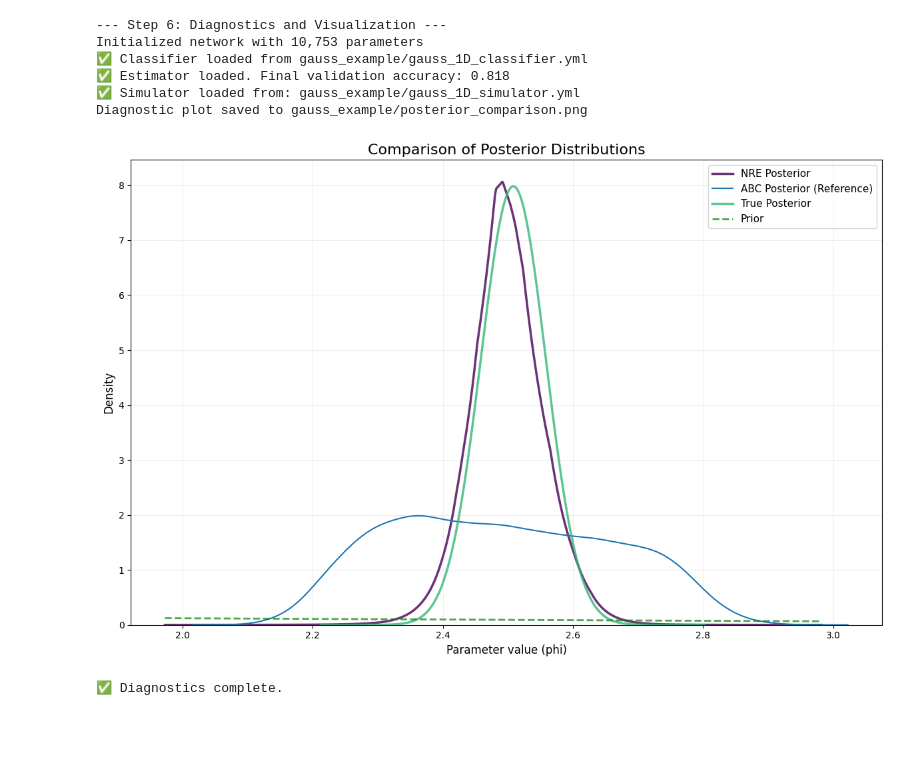
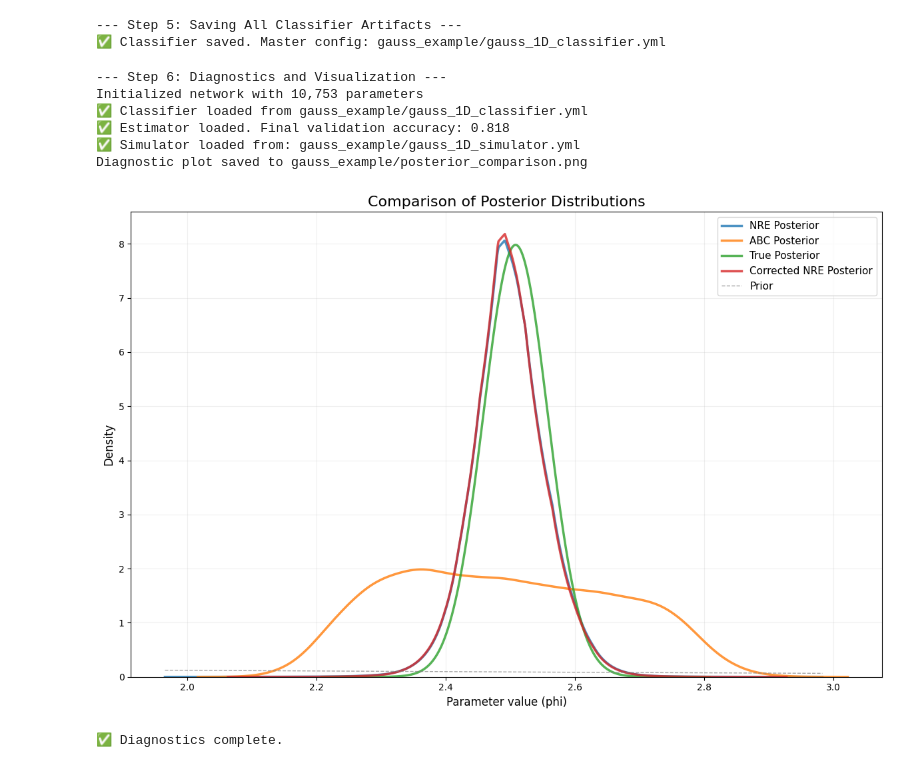
Before and after one commit to AntoineLuciano/ABC-SBI, a Jupyter notebook: abcnre/examples/notebooks/gauss_gauss.ipynb, the cells around one changed output. Cells and saved outputs as stored; diff of their text form; code cells hidden in the pictures; blank space fills up the shorter version.

```diff
--- a/abcnre/examples/notebooks/gauss_gauss.ipynb
+++ b/abcnre/examples/notebooks/gauss_gauss.ipynb
@@ -234,3 +109,17 @@ Simulator config saved to: gauss_example/gauss_1D_simulator.yml
+# %%
+# --- Step 5: Saving All Classifier Artifacts ---
+print("\n--- Step 5: Saving All Classifier Artifacts ---")
+from abcnre.inference.persistence import save_classifier
+
+final_config_path = save_classifier(
+    estimator=estimator,
+    simulator=loaded_simulator, # <<< On passe le simulateur pour sauvegarder les dimensions
+    output_dir=output_dir,
+    filename_base="gauss_1D"
+)
+# %% [output]
+--- Step 5: Saving All Classifier Artifacts ---
+✅ Classifier saved. Master config: gauss_example/gauss_1D_classifier.yml
 # %%
 import jax
 import numpy as np
@@ -238,45 +127,51 @@ import matplotlib.pyplot as plt
 from pathlib import Path
 
 # --- Imports from abcnre package ---
+
+from abcnre.inference.persistence import load_classifier
+from abcnre.diagnostics.posterior import get_unnormalized_nre_pdf, get_normalized_pdf, get_unormalized_corrected_nre_pdf
+from abcnre.diagnostics.viz import plot_posterior_comparison
 from abcnre.simulation import ABCSimulator
-from abcnre.simulation.models import GaussGaussModel
-from abcnre.inference.config import ExperimentConfig, get_experiment_config
-from abcnre.inference.estimator import NeuralRatioEstimator
-from abcnre.inference.networks.base import create_network_from_config
-from abcnre.inference.persistence import save_classifier, load_classifier
-from abcnre.diagnostics.posterior import get_unnormalized_nre_pdf, get_normalized_posterior
-from abcnre.diagnostics.viz import plot_posterior_comparison
 
 output_dir = Path("./gauss_example")
 final_config_path = output_dir / "gauss_1D_classifier.yml"
 # --- Step 6: Diagnostics and Visualization ---
 print("\n--- Step 6: Diagnostics and Visualization ---")
 loaded_estimator, abc_phi_samples, metrics = load_classifier(final_config_path)
 print(f"✅ Estimator loaded. Final validation accuracy: {metrics.get('final_val_accuracy', -1):.3f}")
 
+min_phi, max_phi = np.min(abc_phi_samples), np.max(abc_phi_samples)
 loaded_simulator = ABCSimulator.load(output_dir / "gauss_1D_simulator.yml")
 # Get posterior distributions
 unnormalized_pdf_func = get_unnormalized_nre_pdf(loaded_estimator, loaded_simulator)
-phi_grid, nre_pdf = get_normalized_posterior(unnormalized_pdf_func, initial_bounds=(-5, 10))
+phi_grid, nre_pdf = get_normalized_pdf(unnormalized_pdf_func, initial_bounds=(min_phi, max_phi))
 
 # Get prior for plotting
 prior_pdf_values = loaded_simulator.model.prior_pdf(phi_grid)
 
-true_grid, true_pdf = get_normalized_posterior(loaded_simulator.model.get_posterior_distribution(loaded_simulator.observed_data).pdf, initial_bounds=(-5, 10))
+true_grid, true_pdf = get_normalized_pdf(loaded_simulator.model.get_posterior_distribution(loaded_simulator.observed_data).pdf, initial_bounds=(min_phi, max_phi))
+
+unnormalized_corrected_pdf_func = get_unormalized_corrected_nre_pdf(loaded_estimator, loaded_simulator, phi_samples=abc_phi_samples)
+
+phi_corrected_grid, unnormalized_corrected_pdf = get_normalized_pdf(
+    unnormalized_pdf_func=unnormalized_corrected_pdf_func,
+    initial_bounds=(min_phi, max_phi),
+    n_grid_points=10000
+)
 # Generate the comparison plot
 plot_posterior_comparison(
-    distributions={'NRE Posterior': (phi_grid, nre_pdf), 'ABC Posterior (Reference)': abc_phi_samples, 'True Posterior': (true_grid, true_pdf)},
+    distributions={'NRE Posterior': (phi_grid, nre_pdf), 'ABC Posterior': abc_phi_samples, 'True Posterior': (true_grid, true_pdf), 'Corrected NRE Posterior': (phi_corrected_grid, unnormalized_corrected_pdf)},
     prior_pdf=(phi_grid, prior_pdf_values),
     save_path=output_dir / "posterior_comparison.png"
 )
 
 print("\n✅ Diagnostics complete.")
 # %% [output]
 --- Step 6: Diagnostics and Visualization ---
 Initialized network with 10,753 parameters
 ✅ Classifier loaded from gauss_example/gauss_1D_classifier.yml
 ✅ Estimator loaded. Final validation accuracy: 0.818
 ✅ Simulator loaded from: gauss_example/gauss_1D_simulator.yml
 Diagnostic plot saved to gauss_example/posterior_comparison.png
-[figure, old version]
+[figure, new version]
 ✅ Diagnostics complete.
```
Also changed, not shown: parts of 8 cells of this notebook, 7 other files.
